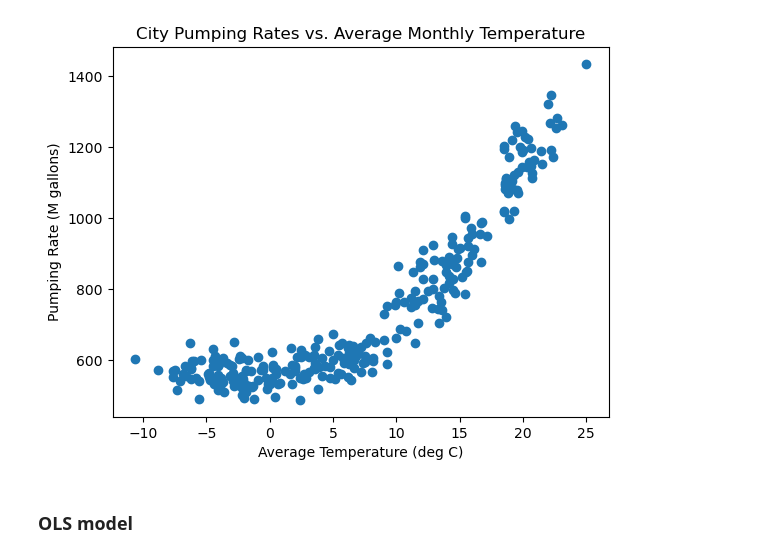
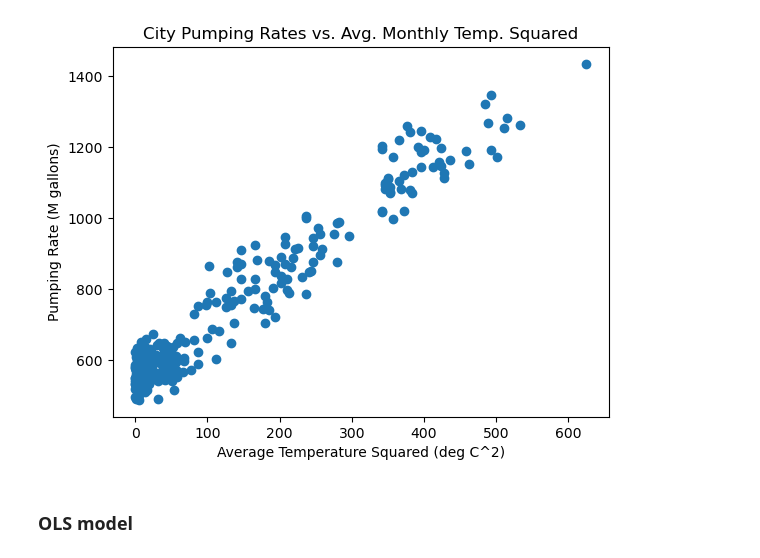
Before and after one commit to nicksilver/zoo-aquifer, a Jupyter notebook: notebooks/demand_analysis.ipynb, the cells around one changed output. Saved outputs shown, nothing was run; the diff lists cells and outputs as text; code cells hidden in the pictures.

Commit message:
squared tavg to handle nonlinearity

```diff
--- a/notebooks/demand_analysis.ipynb
+++ b/notebooks/demand_analysis.ipynb
@@ -27,11 +28,11 @@ df_dem = df_dem['vol_Mg'][start:end]
 # %%
-plt.scatter(df_tavg.values, df_dem.values)
-plt.xlabel('Average Temperature (deg C)')
+plt.scatter(df_tavg.values**2, df_dem.values)
+plt.xlabel('Average Temperature Squared (deg C^2)')
 plt.ylabel('Pumping Rate (M gallons)')
-plt.title('City Pumping Rates vs. Average Monthly Temperature')
+plt.title('City Pumping Rates vs. Avg. Monthly Temp. Squared')
 plt.show()
 # %% [output]
-[figure, old version]
+[figure, new version]
 # %% [markdown]
 ### OLS model
 # %%
```
Also changed, not shown: parts of 5 cells of this notebook.
